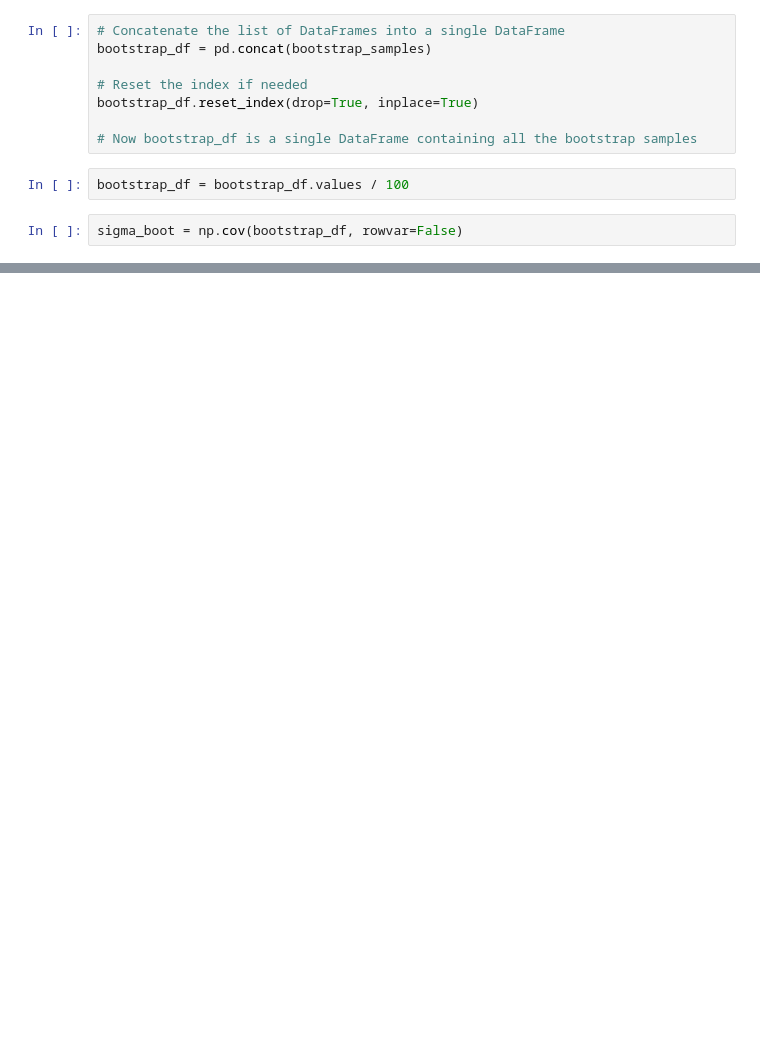
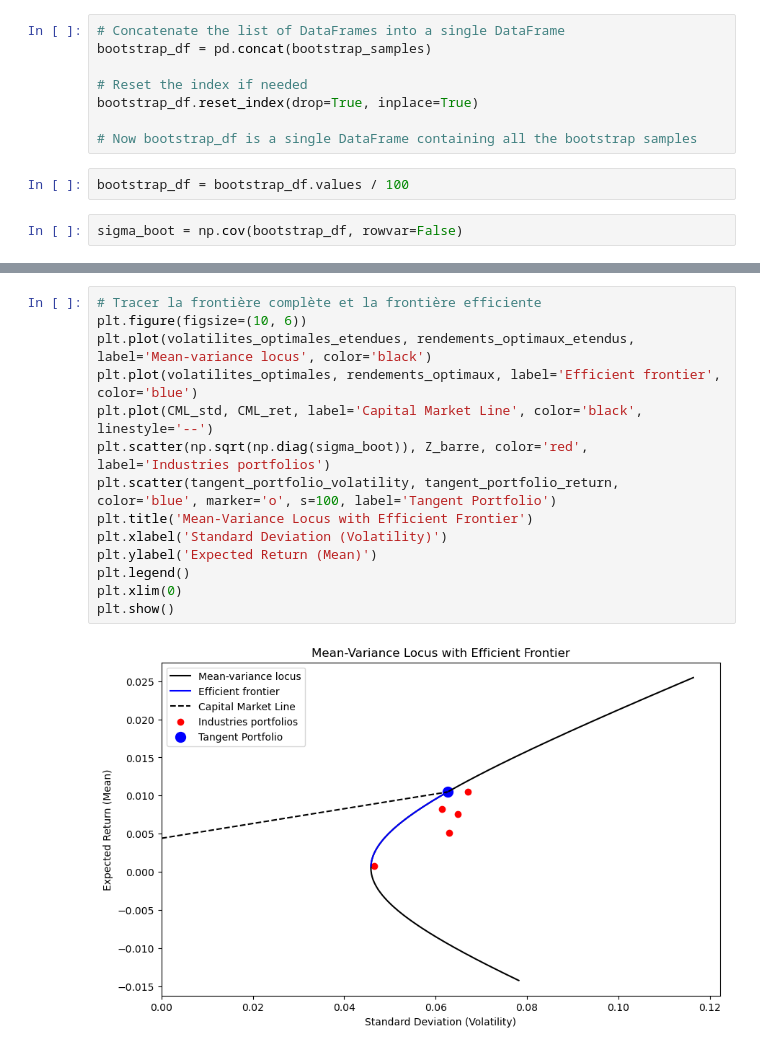
Before and after one commit to DominicPrenovost/TP1-Gestion-de-pf, a Jupyter notebook: Bootstrap.ipynb, the cells around one changed output, grey strips where cells are left out. Drawn from its saved outputs; the diff is of its cells as text; blank space fills up the shorter version.

```diff
--- a/Bootstrap.ipynb
+++ b/Bootstrap.ipynb
@@ -245,3 +248,19 @@ plt.show()
+# %%
+# Tracer la frontière complète et la frontière efficiente
+plt.figure(figsize=(10, 6))
+plt.plot(volatilites_optimales_etendues, rendements_optimaux_etendus, label='Mean-variance locus', color='black')
+plt.plot(volatilites_optimales, rendements_optimaux, label='Efficient frontier', color='blue')
+plt.plot(CML_std, CML_ret, label='Capital Market Line', color='black', linestyle='--')
+plt.scatter(np.sqrt(np.diag(sigma_boot)), Z_barre, color='red', label='Industries portfolios')
+plt.scatter(tangent_portfolio_volatility, tangent_portfolio_return, color='blue', marker='o', s=100, label='Tangent Portfolio')
+plt.title('Mean-Variance Locus with Efficient Frontier')
+plt.xlabel('Standard Deviation (Volatility)')
+plt.ylabel('Expected Return (Mean)')
+plt.legend()
+plt.xlim(0)
+plt.show()
+# %% [output]
+[figure, added]
 # %%
 import numpy as np
 import pandas as pd
```
Also changed, not shown: parts of 6 cells of this notebook.
